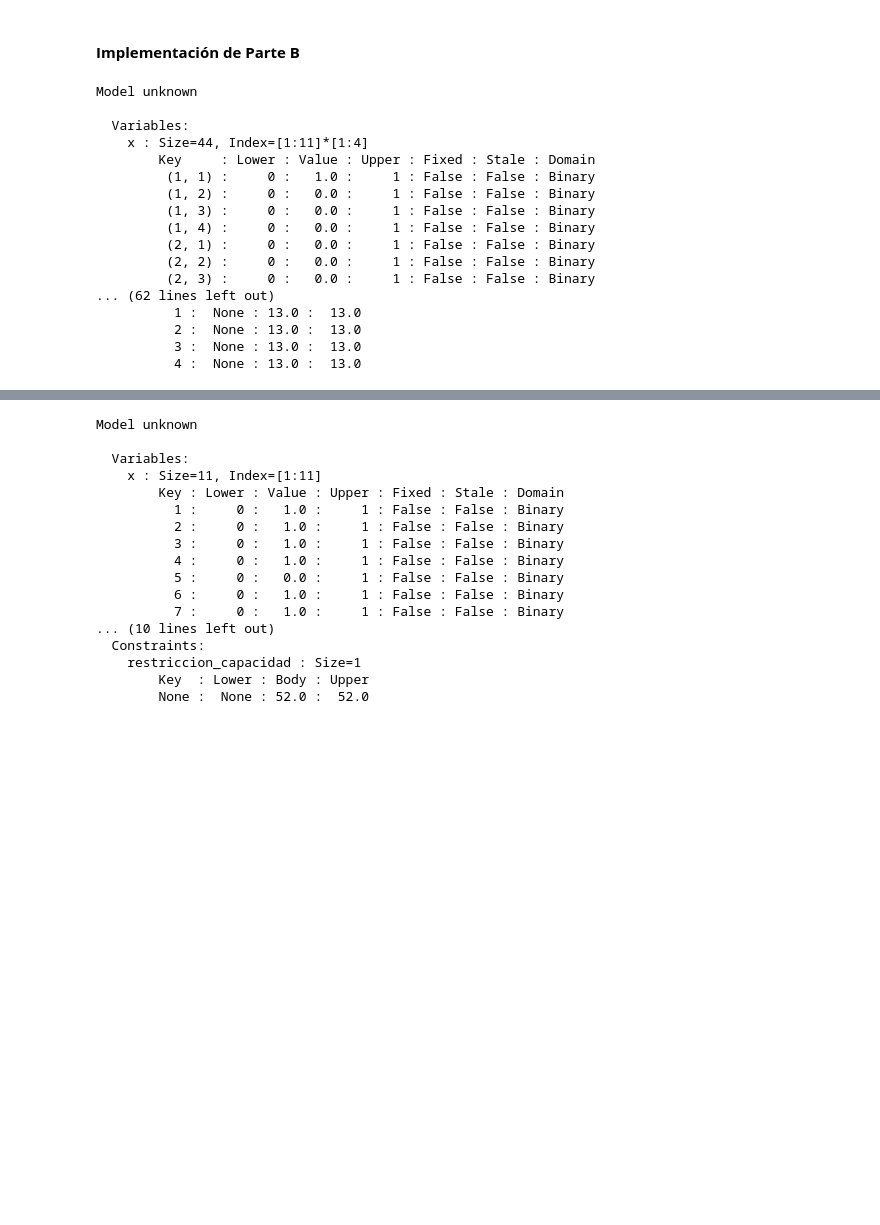
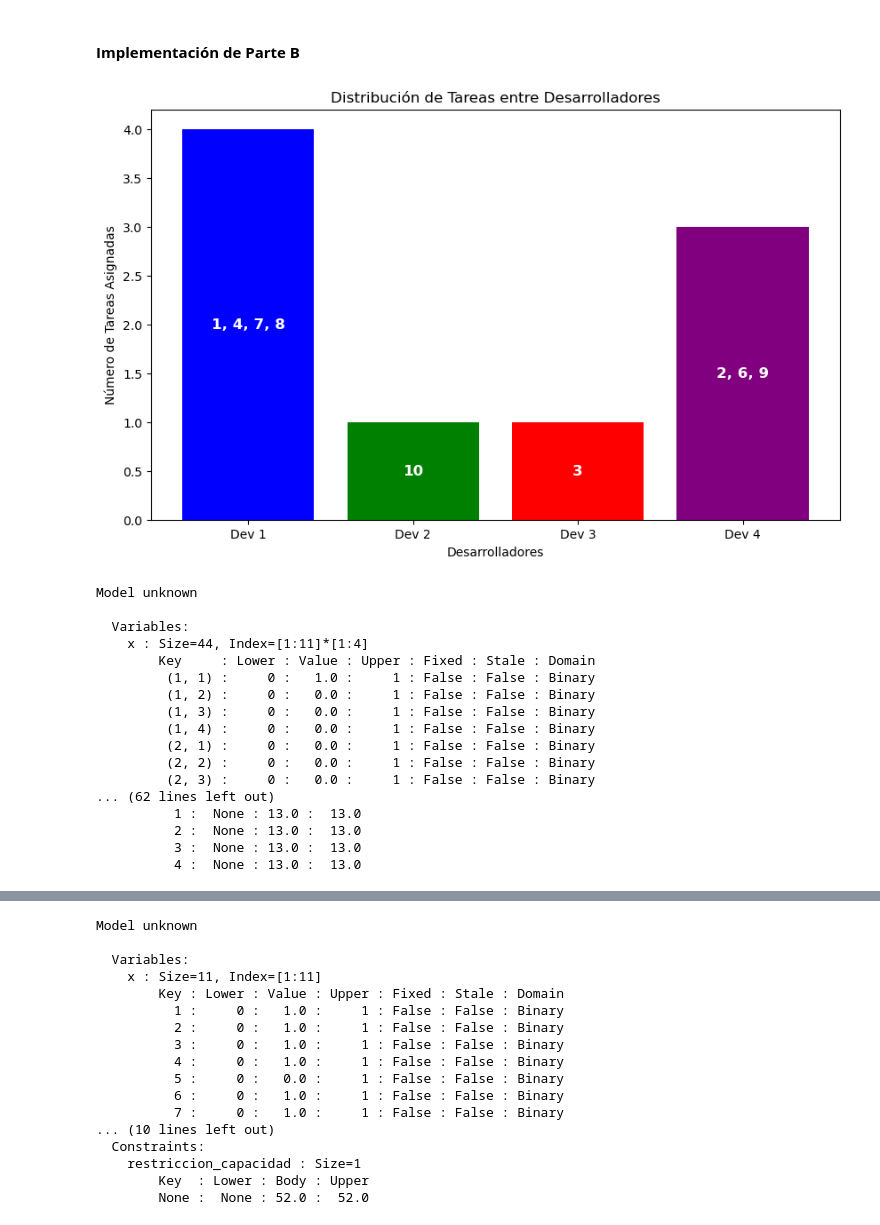
Before and after one commit to scasasbuenas/MOS-Laboratorios, a Jupyter notebook: Laboratorio 1/laboratorio1.ipynb, the cells around one changed output, grey strips where cells are left out. Saved outputs shown, nothing was run; the diff lists cells and outputs as text; code cells hidden in the pictures; blank space fills up the shorter version.

```diff
--- a/Laboratorio 1/laboratorio1.ipynb
+++ b/Laboratorio 1/laboratorio1.ipynb
@@ -242,33 +269,66 @@ model.x = Var(T, D, within=Binary)
 # Función Objetivo: Maximizar la prioridad total de las tareas seleccionadas
 model.obj = Objective(
     expr=sum(prioridades[i] * model.x[i, j] for i in T for j in D),
     sense=maximize
 )
 
 # Restricción 1: Cada tarea debe ser asignada a un único desarrollador
 def restriccion_asignacion(model, i):
     return sum(model.x[i, j] for j in D) <= 1  # Cada tarea solo puede ser asignada a un desarrollador
 
 model.restriccion_asignacion = Constraint(T, rule=restriccion_asignacion)
 
 # Restricción 2: Capacidad total del equipo (máximo 52 puntos de historia)
 def restriccion_capacidad_total(model):
     return sum(puntos_historia[i] * model.x[i, j] for i in T for j in D) <= capacidad_total
 
 model.restriccion_capacidad_total = Constraint(rule=restriccion_capacidad_total)
 
 # Restricción 3: Capacidad máxima de cada desarrollador (máximo 13 puntos de historia por persona)
 def restriccion_capacidad_individual(model, j):
     return sum(puntos_historia[i] * model.x[i, j] for i in T) <= capacidad_individual
 
 model.restriccion_capacidad_individual = Constraint(D, rule=restriccion_capacidad_individual)
 
 # Resolver el modelo
 SolverFactory('glpk').solve(model)
 
+# Obtener los resultados
+asignaciones = {j: [] for j in D}  # Diccionario para almacenar tareas asignadas por desarrollador
+
+for i in T:
+    for j in D:
+        if model.x[i, j].value == 1:  # Si la tarea fue asignada al desarrollador
+            asignaciones[j].append(i)
+
+# Crear gráfico de barras
+fig, ax = plt.subplots(figsize=(10, 6))
+colors = ['blue', 'green', 'red', 'purple']
+
+desarrolladores = list(D)
+num_tareas_asignadas = [len(asignaciones[j]) for j in desarrolladores]
+
+bars = ax.bar(desarrolladores, num_tareas_asignadas, color=colors[:len(desarrolladores)])
+ax.set_xlabel("Desarrolladores")
+ax.set_ylabel("Número de Tareas Asignadas")
+ax.set_title("Distribución de Tareas entre Desarrolladores")
+ax.set_xticks(desarrolladores)
+ax.set_xticklabels([f"Dev {j}" for j in desarrolladores])
+
+# Etiquetas con los números de las tareas asignadas dentro de las barras
+for bar, j in zip(bars, desarrolladores):
+    tareas_texto = ', '.join(map(str, asignaciones[j]))
+    ax.text(bar.get_x() + bar.get_width()/2, bar.get_height()/2, tareas_texto,
+            ha='center', va='center', fontsize=12, color='white', fontweight='bold')
+
+# Mostrar la gráfica
+plt.show()
+
+
 # Mostrar resultados
 model.display()
 # %% [output]
+[figure, added]
 Model unknown
 
   Variables:
```
Also changed, not shown: parts of 3 cells of this notebook.
